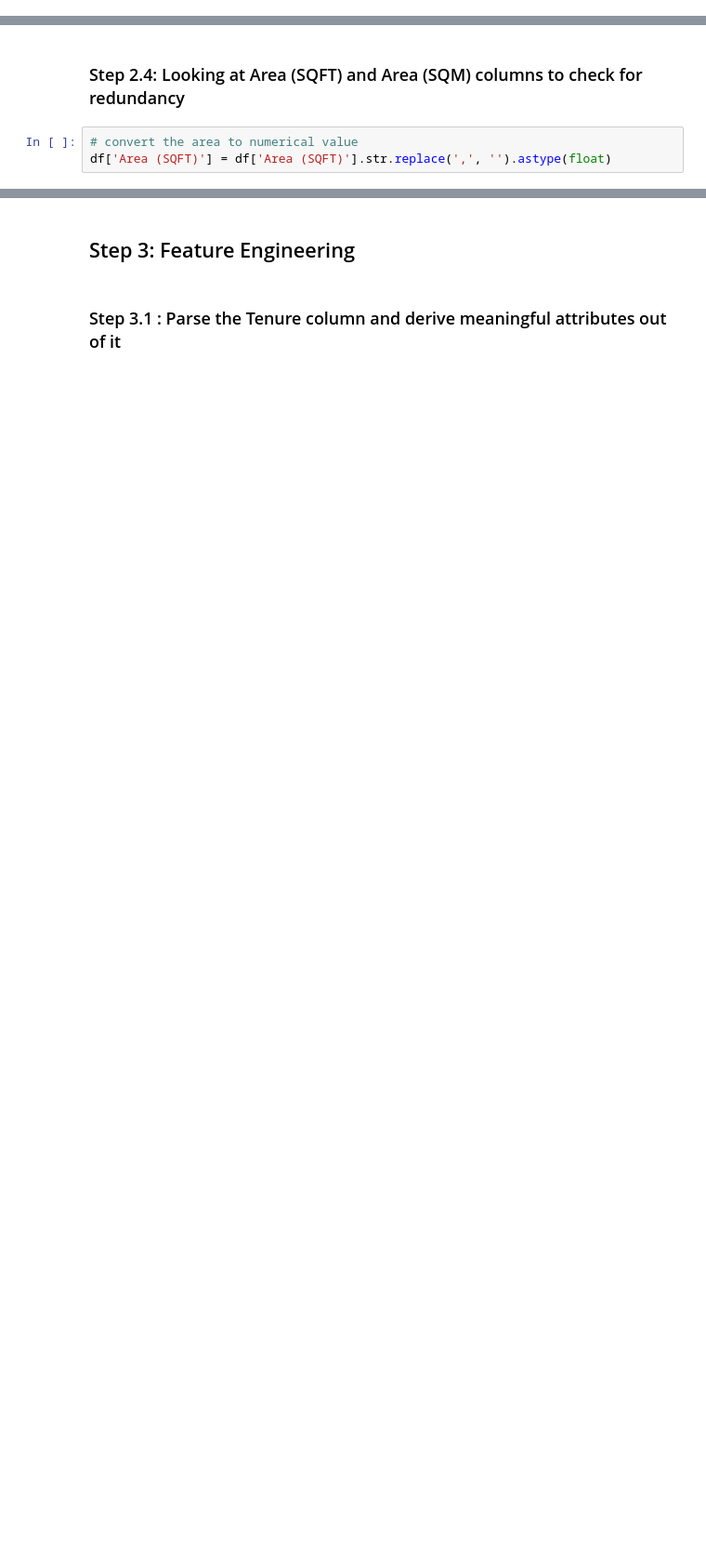
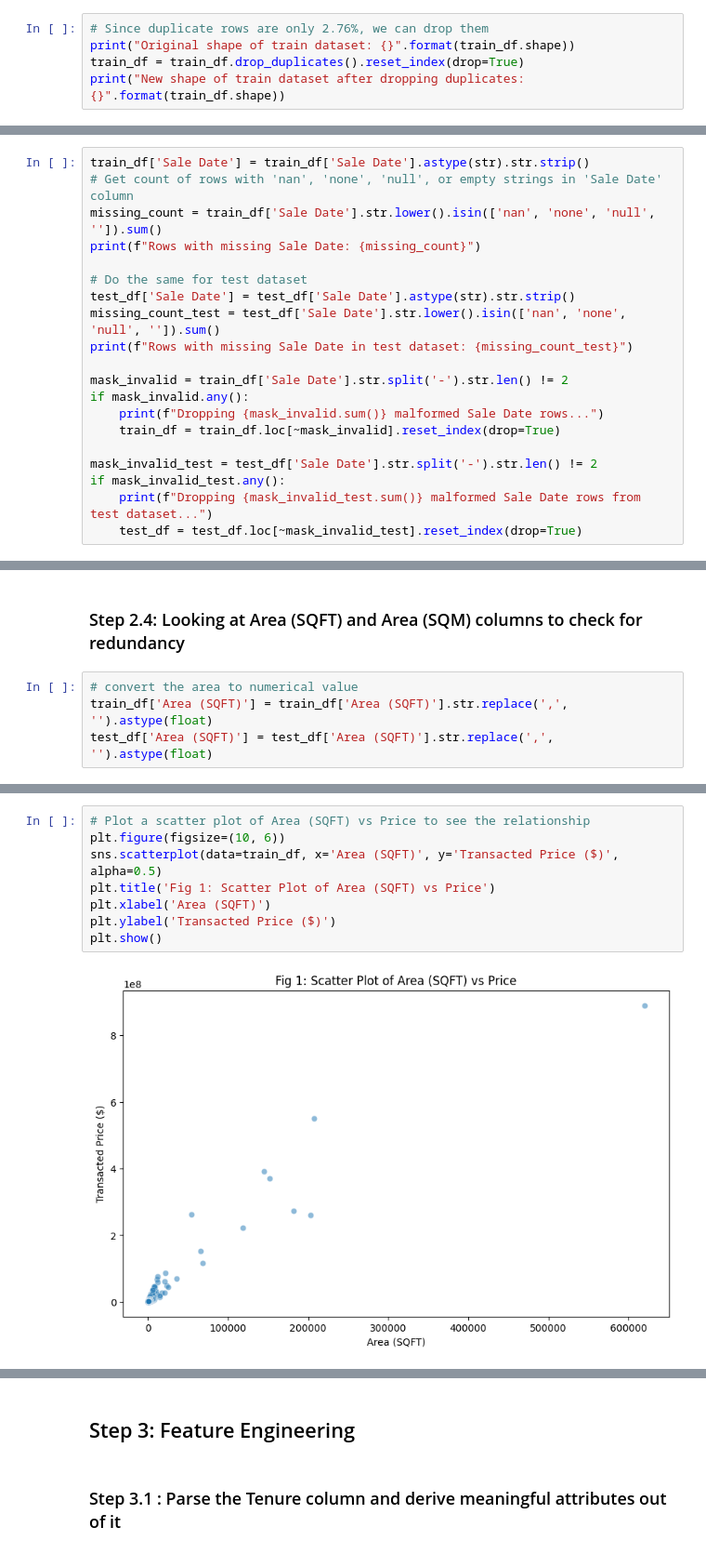
Before and after one commit to s-hreya-riram/property-price-prediction, a Jupyter notebook: Assignment-1.ipynb, the cells around one changed output, grey strips where cells are left out. Shown at 93% size. Drawn from its saved outputs; the diff is of its cells as text; blank space fills up the shorter version.

Commit message:
Latest code with the latest data

```diff
--- a/Assignment-1.ipynb
+++ b/Assignment-1.ipynb
@@ -162,0 +149,5 @@ Final shape: (18987, 15)
+# %%
+# Since duplicate rows are only 2.76%, we can drop them
+print("Original shape of train dataset: {}".format(train_df.shape))
+train_df = train_df.drop_duplicates().reset_index(drop=True)
+print("New shape of train dataset after dropping duplicates: {}".format(train_df.shape))
@@ -163,2 +157,22 @@ Final shape: (18987, 15)
 # %% [markdown]
 ### Step 2.2: Splitting sale date into meaningful attributes
+# %%
+train_df['Sale Date'] = train_df['Sale Date'].astype(str).str.strip()
+# Get count of rows with 'nan', 'none', 'null', or empty strings in 'Sale Date' column
+missing_count = train_df['Sale Date'].str.lower().isin(['nan', 'none', 'null', '']).sum()
+print(f"Rows with missing Sale Date: {missing_count}")
+
+# Do the same for test dataset
+test_df['Sale Date'] = test_df['Sale Date'].astype(str).str.strip()
+missing_count_test = test_df['Sale Date'].str.lower().isin(['nan', 'none', 'null', '']).sum()
+print(f"Rows with missing Sale Date in test dataset: {missing_count_test}")
+
+mask_invalid = train_df['Sale Date'].str.split('-').str.len() != 2
+if mask_invalid.any():
+    print(f"Dropping {mask_invalid.sum()} malformed Sale Date rows...")
+    train_df = train_df.loc[~mask_invalid].reset_index(drop=True)
+
+mask_invalid_test = test_df['Sale Date'].str.split('-').str.len() != 2
+if mask_invalid_test.any():
+    print(f"Dropping {mask_invalid_test.sum()} malformed Sale Date rows from test dataset...")
+    test_df = test_df.loc[~mask_invalid_test].reset_index(drop=True)
@@ -314,5 +341,6 @@ New columns: start_floor, end_floor
 ### Step 2.4: Looking at Area (SQFT) and Area (SQM) columns to check for redundancy
 # %%
 # convert the area to numerical value
-df['Area (SQFT)'] = df['Area (SQFT)'].str.replace(',', '').astype(float)
+train_df['Area (SQFT)'] = train_df['Area (SQFT)'].str.replace(',', '').astype(float)
+test_df['Area (SQFT)'] = test_df['Area (SQFT)'].str.replace(',', '').astype(float)
 # %%
@@ -329,0 +369,10 @@ df = df.drop(columns=['Area (SQM)'])
+# %%
+# Plot a scatter plot of Area (SQFT) vs Price to see the relationship
+plt.figure(figsize=(10, 6))
+sns.scatterplot(data=train_df, x='Area (SQFT)', y='Transacted Price ($)', alpha=0.5)
+plt.title('Fig 1: Scatter Plot of Area (SQFT) vs Price')
+plt.xlabel('Area (SQFT)')
+plt.ylabel('Transacted Price ($)')
+plt.show()
+# %% [output]
+[figure, added]
```
Also changed, not shown: parts of 103 cells of this notebook, 9 other files.
